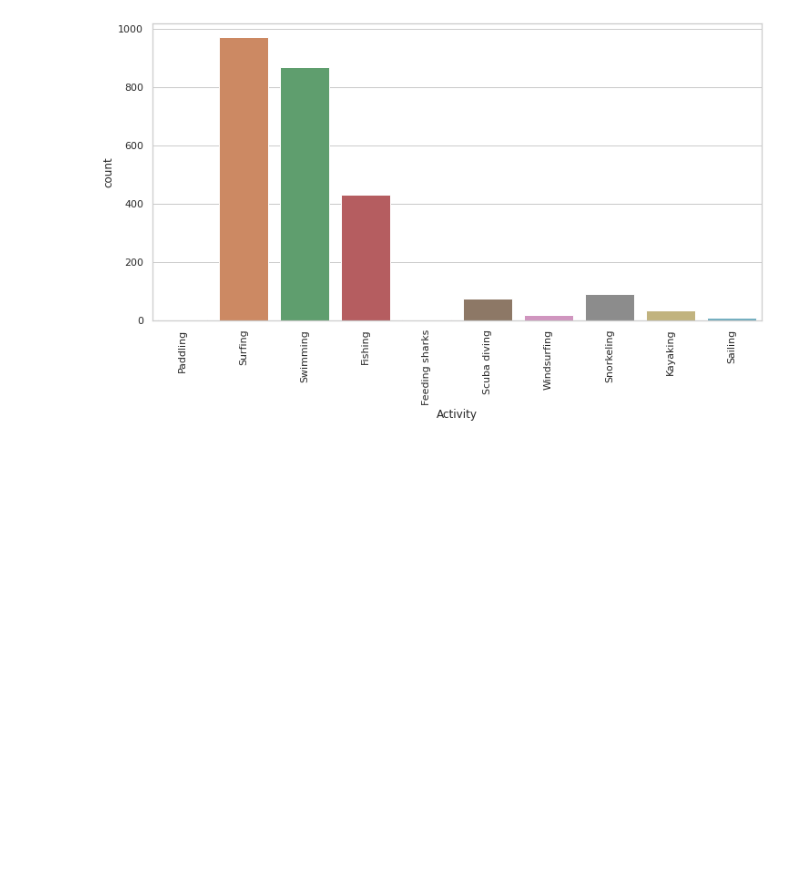
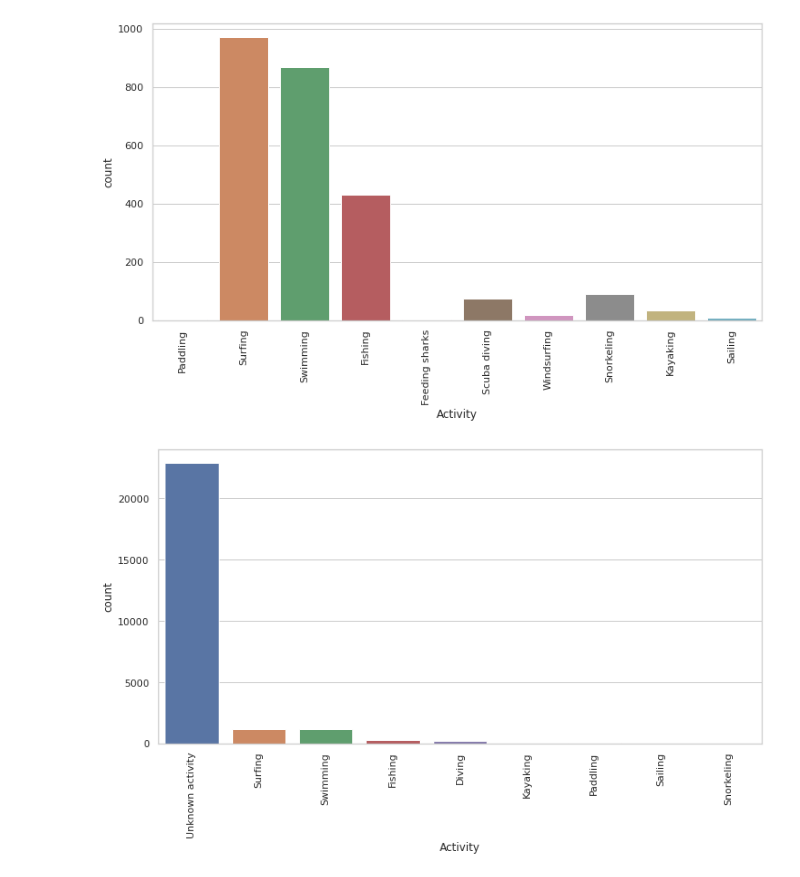
Before and after one commit to Jorge-Solana/Shark-Attack, a Jupyter notebook: VISUALS!.ipynb, the cells around one changed output. Cells and saved outputs as stored; diff of their text form; code cells hidden in the pictures; blank space fills up the shorter version.

```diff
--- a/VISUALS!.ipynb
+++ b/VISUALS!.ipynb
@@ -14,3 +14,4 @@ sns.set(rc={"figure.figsize": (12.,6.)})
 sns.set_style("whitegrid")
 # %%
 df = pd.read_csv('shark_attack_no_unknowns.csv')
+df_limpito = pd.read_csv('shark_attack_unknwons_1.csv')
@@ -454,3 +214,8 @@ ax_act.set_xticklabels(ax_act.get_xticklabels(),rotation = 90);
 [figure]
 # %%
 #voy a intentar aumnetar mis muestras con regex
+# %%
+ax_activity = sns.countplot(x=df_limpito.Activity);
+ax_activity.set_xticklabels(ax_activity.get_xticklabels(),rotation = 90);
+# %% [output]
+[figure, added]
```
Also changed, not shown: parts of 43 cells of this notebook, 1 other file.
